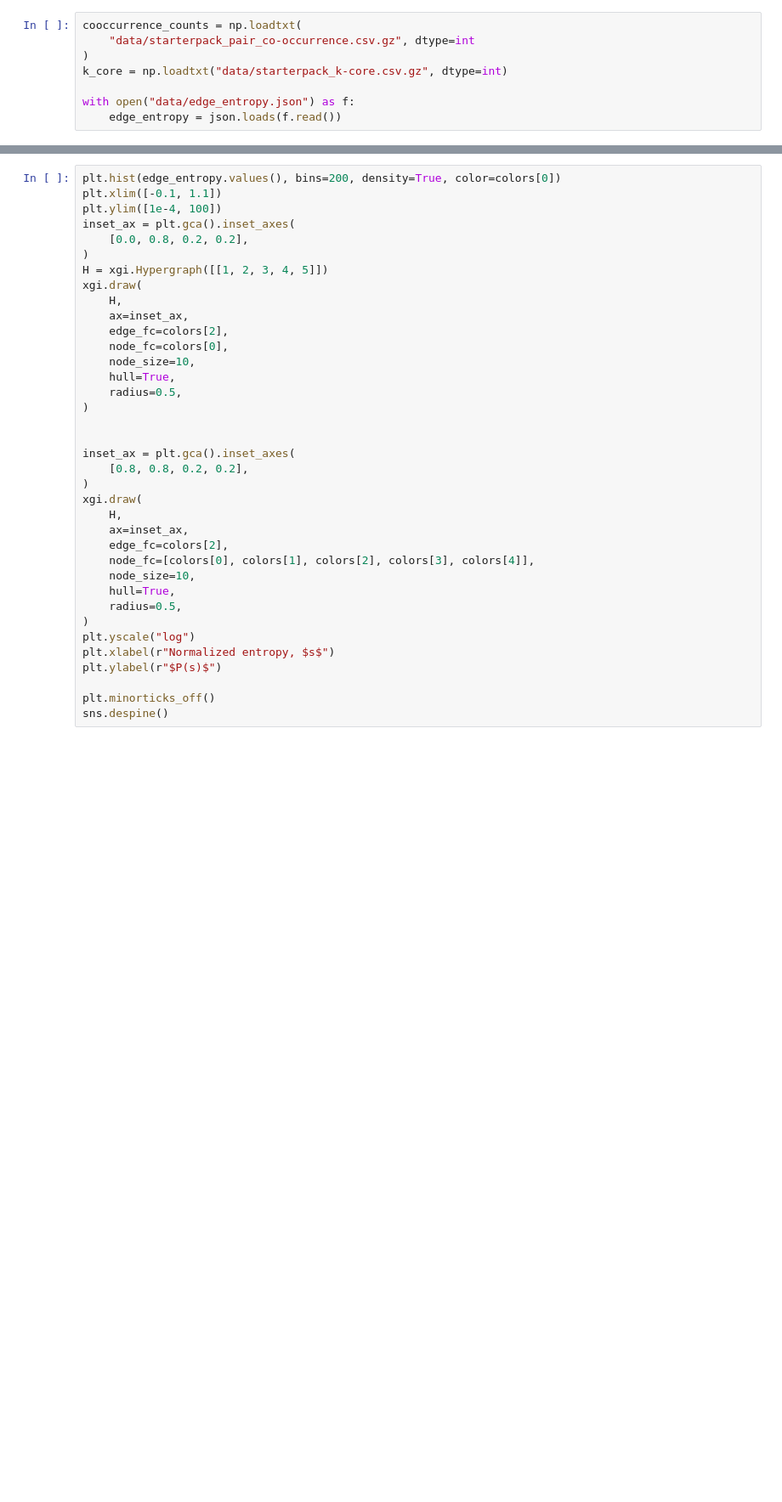
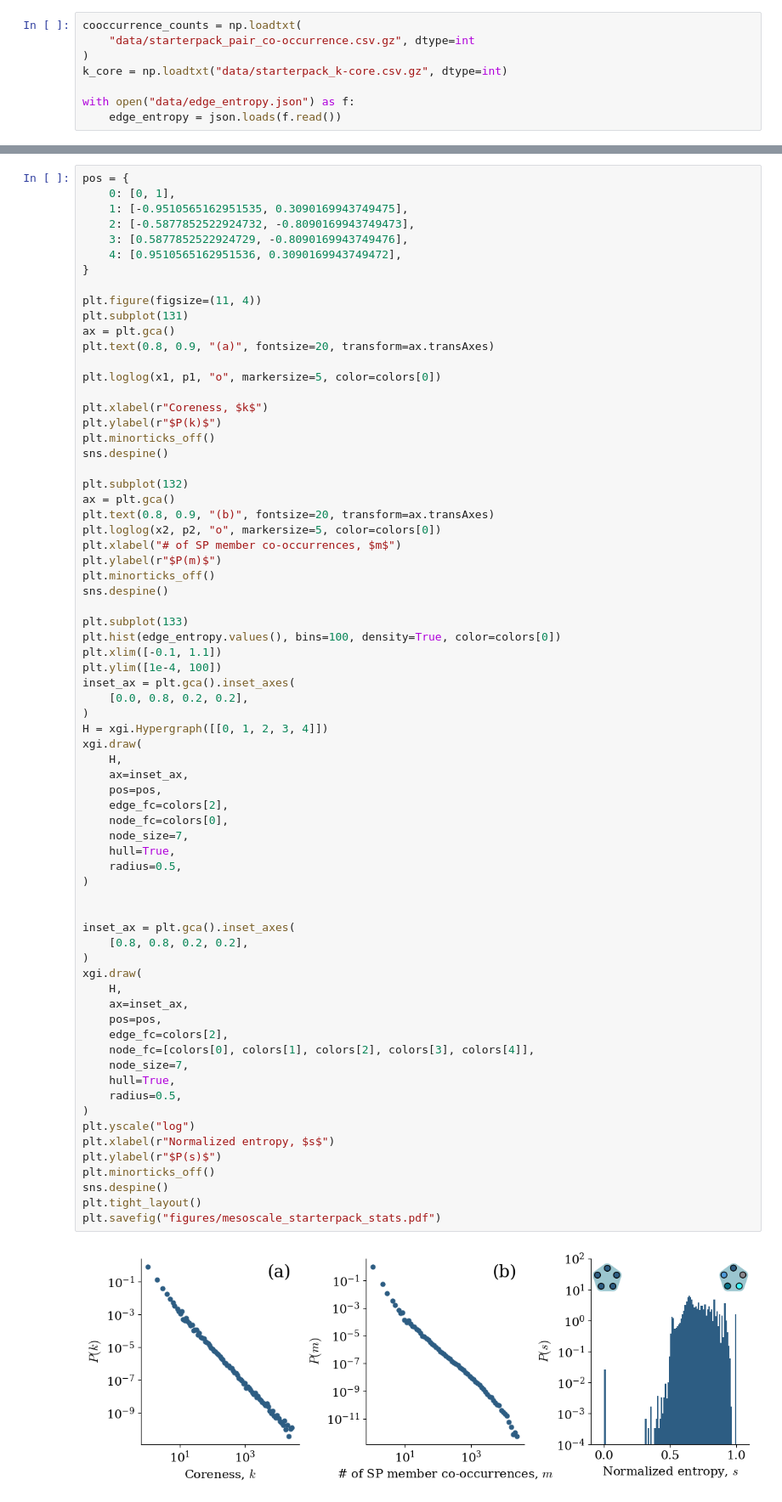
Before and after one commit to nwlandry/a-blue-start, a Jupyter notebook: plot_starterpack_stats.ipynb, the cells around one changed output, grey strips where cells are left out. Shown at 85% size. Saved outputs shown, nothing was run; the diff lists cells and outputs as text; blank space fills up the shorter version.

```diff
--- a/plot_starterpack_stats.ipynb
+++ b/plot_starterpack_stats.ipynb
@@ -327,39 +356,74 @@ p2 /= p2.sum()
 
 x2 = np.sqrt(bin_edges2[:-1] * bin_edges2[1:])
 # %%
-plt.hist(edge_entropy.values(), bins=200, density=True, color=colors[0])
+pos = {
+    0: [0, 1],
+    1: [-0.9510565162951535, 0.3090169943749475],
+    2: [-0.5877852522924732, -0.8090169943749473],
+    3: [0.5877852522924729, -0.8090169943749476],
+    4: [0.9510565162951536, 0.3090169943749472],
+}
+
+plt.figure(figsize=(11, 4))
+plt.subplot(131)
+ax = plt.gca()
+plt.text(0.8, 0.9, "(a)", fontsize=20, transform=ax.transAxes)
+
+plt.loglog(x1, p1, "o", markersize=5, color=colors[0])
+
+plt.xlabel(r"Coreness, $k$")
+plt.ylabel(r"$P(k)$")
+plt.minorticks_off()
+sns.despine()
+
+plt.subplot(132)
+ax = plt.gca()
+plt.text(0.8, 0.9, "(b)", fontsize=20, transform=ax.transAxes)
+plt.loglog(x2, p2, "o", markersize=5, color=colors[0])
+plt.xlabel("# of SP member co-occurrences, $m$")
+plt.ylabel(r"$P(m)$")
+plt.minorticks_off()
+sns.despine()
+
+plt.subplot(133)
+plt.hist(edge_entropy.values(), bins=100, density=True, color=colors[0])
 plt.xlim([-0.1, 1.1])
 plt.ylim([1e-4, 100])
 inset_ax = plt.gca().inset_axes(
     [0.0, 0.8, 0.2, 0.2],
 )
-H = xgi.Hypergraph([[1, 2, 3, 4, 5]])
+H = xgi.Hypergraph([[0, 1, 2, 3, 4]])
 xgi.draw(
     H,
     ax=inset_ax,
+    pos=pos,
     edge_fc=colors[2],
     node_fc=colors[0],
-    node_size=10,
+    node_size=7,
     hull=True,
     radius=0.5,
 )
 
 
 inset_ax = plt.gca().inset_axes(
     [0.8, 0.8, 0.2, 0.2],
 )
 xgi.draw(
     H,
     ax=inset_ax,
+    pos=pos,
     edge_fc=colors[2],
     node_fc=[colors[0], colors[1], colors[2], colors[3], colors[4]],
-    node_size=10,
+    node_size=7,
     hull=True,
     radius=0.5,
 )
 plt.yscale("log")
 plt.xlabel(r"Normalized entropy, $s$")
 plt.ylabel(r"$P(s)$")
-
 plt.minorticks_off()
 sns.despine()
+plt.tight_layout()
+plt.savefig("figures/mesoscale_starterpack_stats.pdf")
+# %% [output]
+[figure, added]
```
Also changed, not shown: parts of 12 cells of this notebook, 4 other files.
